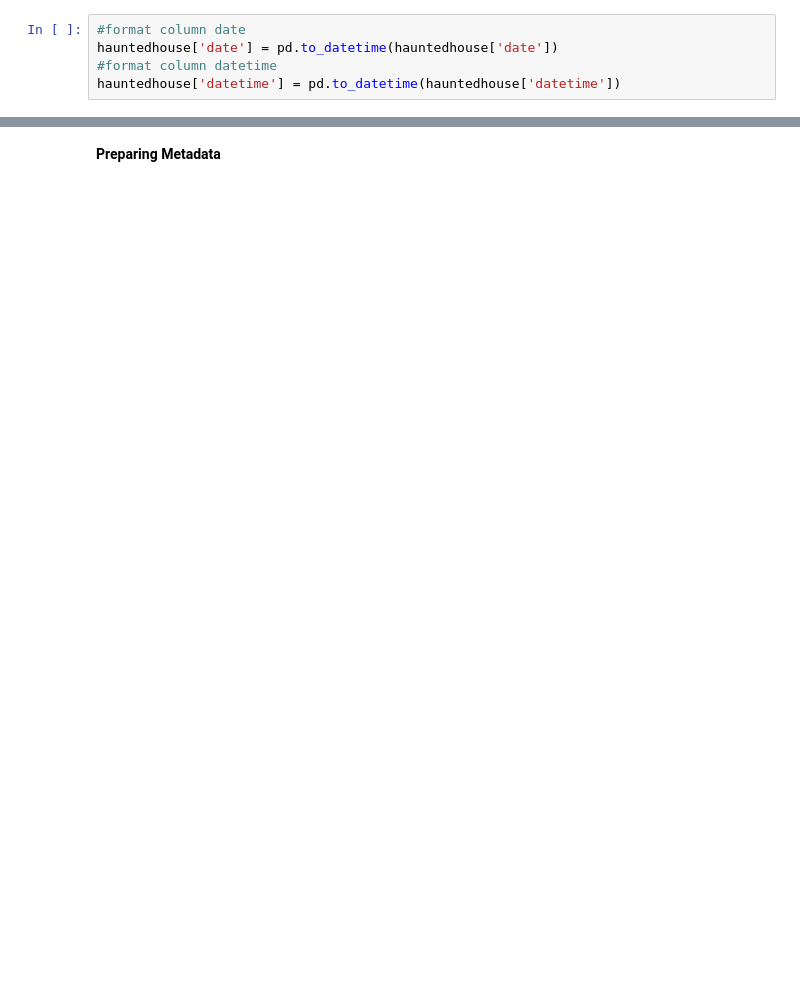
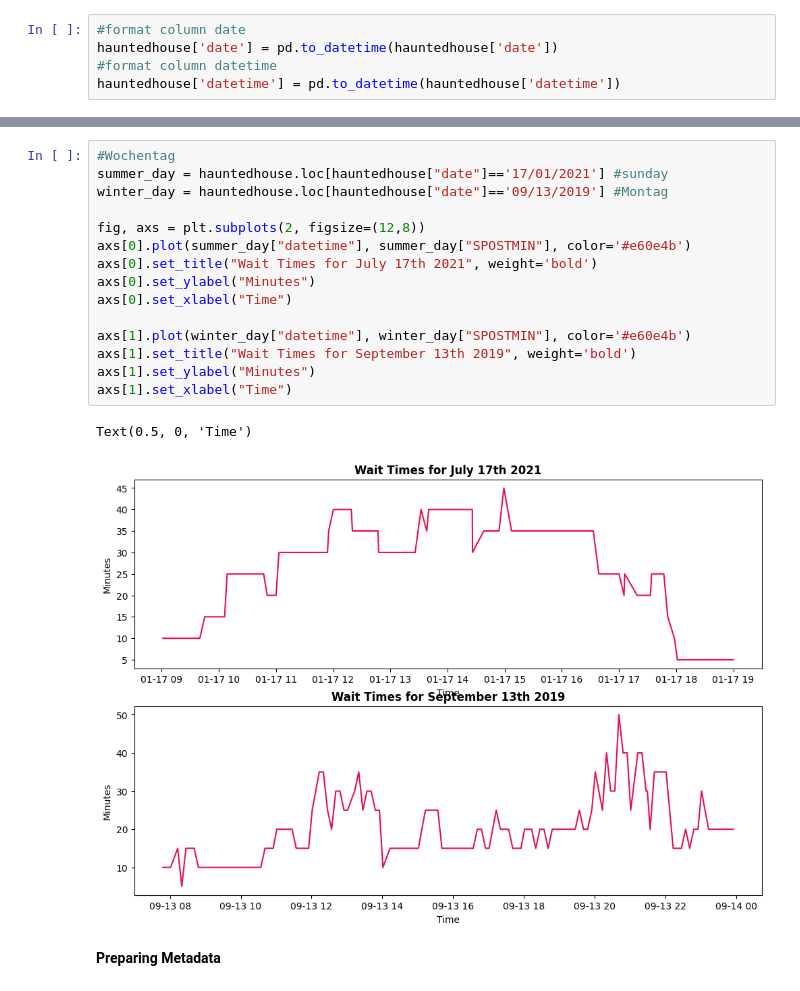
Before and after one commit to Anninam/Project-Disney-World-DSF, a Jupyter notebook: data_cleaning.ipynb, the cells around one changed output, grey strips where cells are left out. Drawn from its saved outputs; the diff is of its cells as text; blank space fills up the shorter version.

```diff
--- a/data_cleaning.ipynb
+++ b/data_cleaning.ipynb
@@ -56,3 +73,21 @@ hauntedhouse
+# %%
+#Wochentag
+summer_day = hauntedhouse.loc[hauntedhouse["date"]=='17/01/2021'] #sunday
+winter_day = hauntedhouse.loc[hauntedhouse["date"]=='09/13/2019'] #Montag
+
+fig, axs = plt.subplots(2, figsize=(12,8))
+axs[0].plot(summer_day["datetime"], summer_day["SPOSTMIN"], color='#e60e4b')
+axs[0].set_title("Wait Times for July 17th 2021", weight='bold')
+axs[0].set_ylabel("Minutes")
+axs[0].set_xlabel("Time")
+
+axs[1].plot(winter_day["datetime"], winter_day["SPOSTMIN"], color='#e60e4b')
+axs[1].set_title("Wait Times for September 13th 2019", weight='bold')
+axs[1].set_ylabel("Minutes")
+axs[1].set_xlabel("Time")
+# %% [output]
+Text(0.5, 0, 'Time')
+[figure, added]
 # %% [markdown]
 **Preparing Metadata**
 # %%
```
Also changed, not shown: parts of 30 cells of this notebook, 1 other file.
